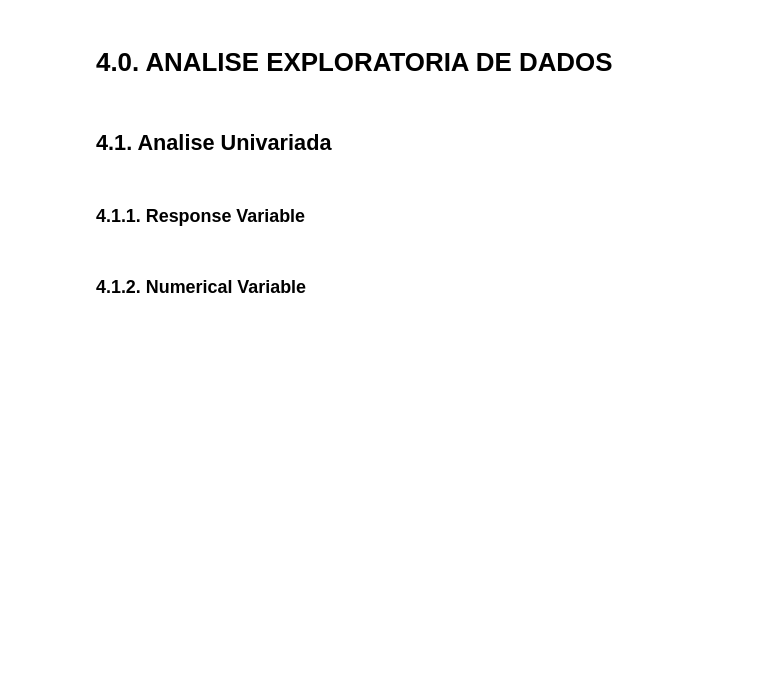
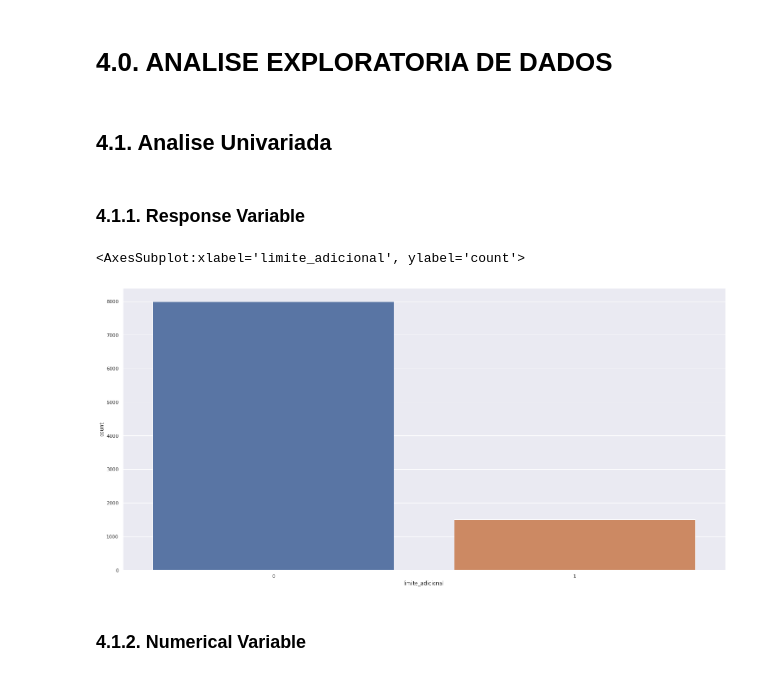
Before and after one commit to GustavoBarros11/hackday-2-edicao, a Jupyter notebook: notebook_ciclo1.ipynb, the cells around one changed output. Cells and saved outputs as stored; diff of their text form; code cells hidden in the pictures; blank space fills up the shorter version.

```diff
--- a/notebook_ciclo1.ipynb
+++ b/notebook_ciclo1.ipynb
@@ -262,7 +343,21 @@ Criar boxplots para cada variável categórica X variável target.
+# %%
+map2 = {
+    'Não': 0,
+    'Sim': 1
+}
+
+df2['pessoa_polit_exp'] = df2['pessoa_polit_exp'].map(map2)
+# %%
+map3 = {
+    'Negar': 0,
+    'Conceder': 1
+}
+
+df2['limite_adicional'] = df2['limite_adicional'].map(map3)
 # %% [markdown]
 # 3.0. FILTRAGEM DE VARIÁVEIS
 # %%
-# df3 = df2.copy()
+df3 = df2.copy()
 # %% [markdown]
 ## 3.1. Filtragem das Linhas
 # %% [markdown]
@@ -273,7 +368,7 @@ Criar boxplots para cada variável categórica X variável target.
 # %% [markdown]
 # 4.0. ANALISE EXPLORATORIA DE DADOS
 # %%
-# df4 = df3.copy()
+df4 = df3.copy()
 # %% [markdown]
 ## 4.1. Analise Univariada
 # %% [markdown]
@@ -283,3 +376,8 @@ Criar boxplots para cada variável categórica X variável target.
+# %%
+sns.countplot(df4['limite_adicional'])
+# %% [output]
+<AxesSubplot:xlabel='limite_adicional', ylabel='count'>
+[figure, added]
 # %% [markdown]
 ### 4.1.2. Numerical Variable
 # %%
```
Also changed, not shown: parts of 29 cells of this notebook, 3 other files.
